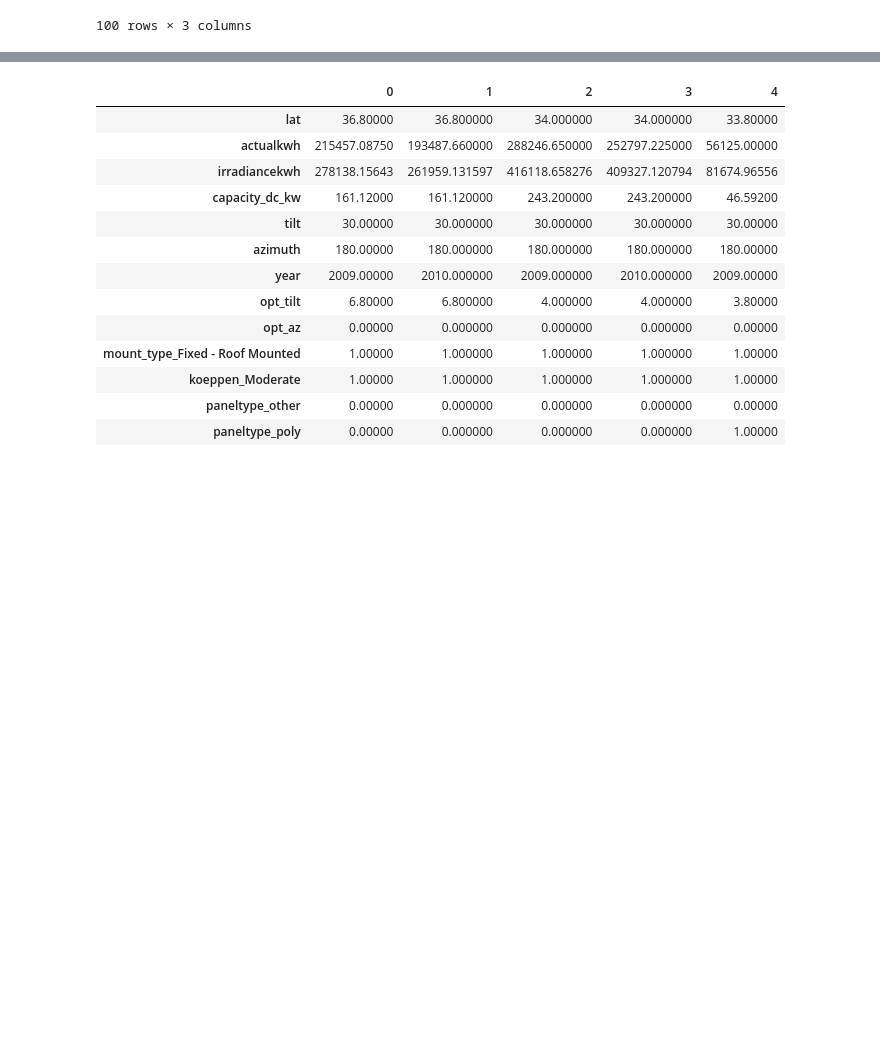
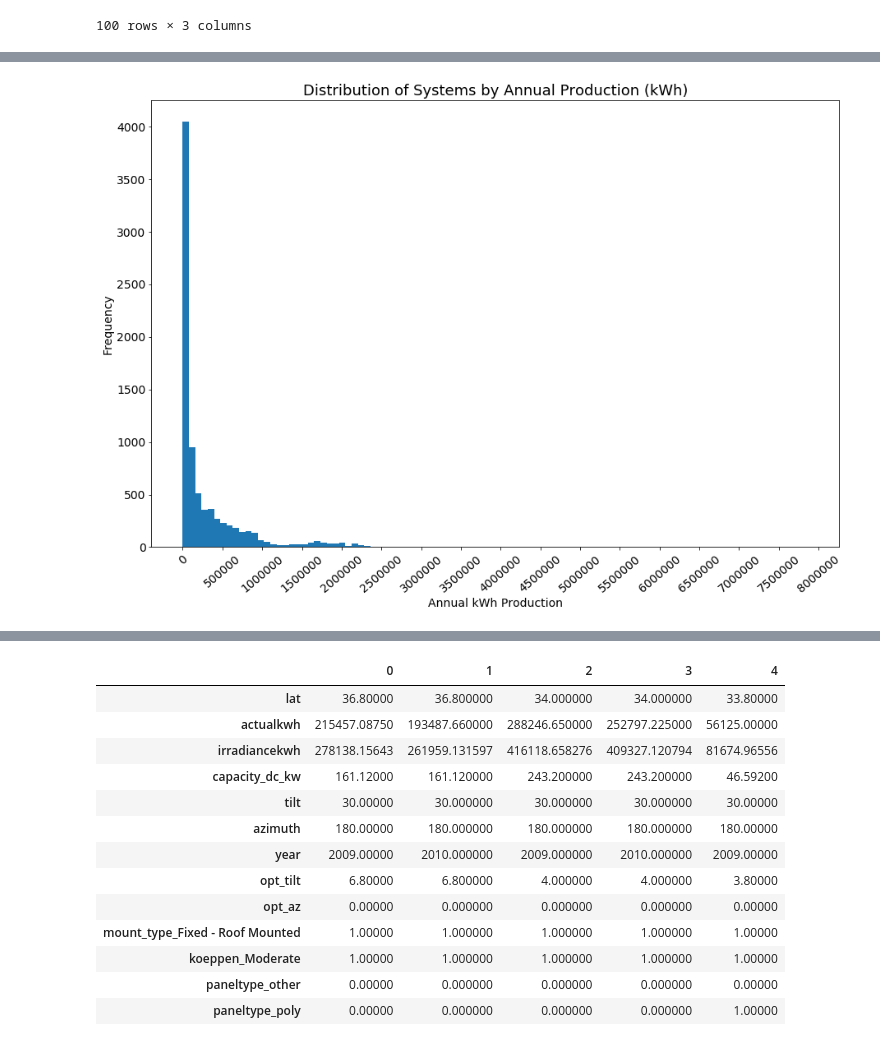
Before and after one commit to matchdutoit/Solar-PV-Outout-Predictor, a Jupyter notebook: CSI cleaning.ipynb, the cells around one changed output, grey strips where cells are left out. Drawn from its saved outputs; the diff is of its cells as text; code cells hidden in the pictures; blank space fills up the shorter version.

```diff
--- a/CSI cleaning.ipynb
+++ b/CSI cleaning.ipynb
@@ -144,3 +171,14 @@ az = df['azimuth'].values
 # df['opt_norm_az'] = 1 - abs(az-180)/180
 df['opt_tilt'] = abs(tilt-lat)
 df['opt_az'] = abs(az-180)
+# %%
+hist_x = df['actualkwh'].values
+fig = plt.figure(figsize=(15,10))
+plt.xlabel('Annual kWh Production', fontsize='14')
+plt.ylabel('Frequency',fontsize='14')
+plt.yticks(fontsize='14')
+plt.xticks(np.linspace(0,8000000,17), fontsize='14', rotation='40')
+plt.title('Distribution of Systems by Annual Production (kWh)', fontsize='18')
+plt.hist(hist_x, bins=100);
+# %% [output]
+[figure, added]
```
Also changed, not shown: parts of 13 cells of this notebook, 2 other files.
